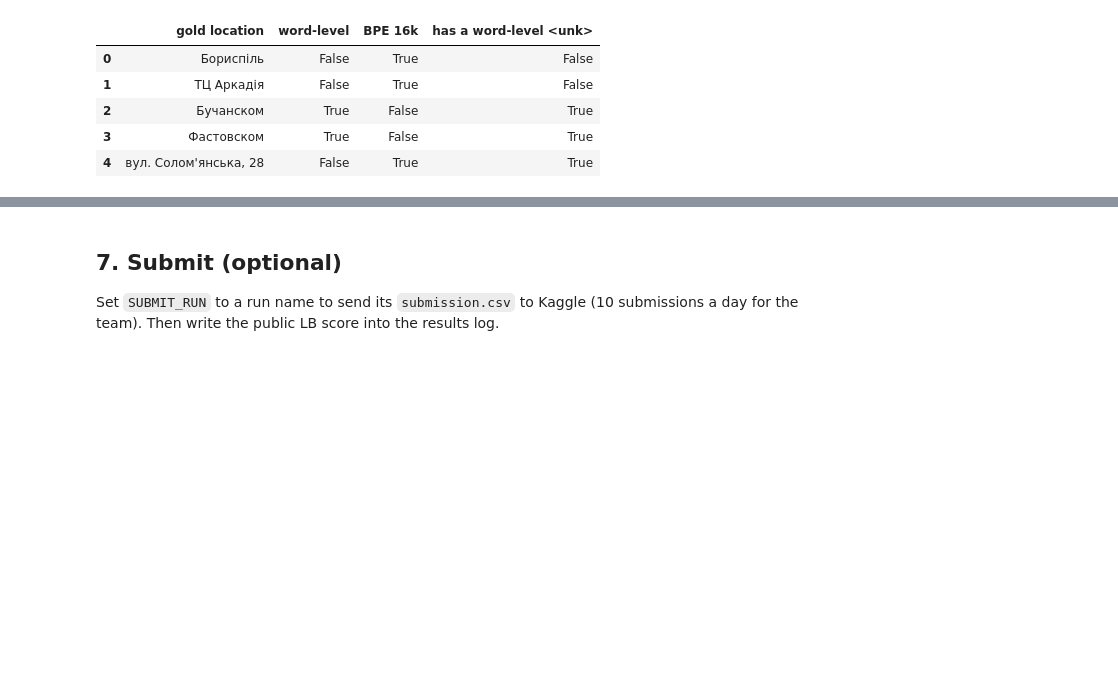
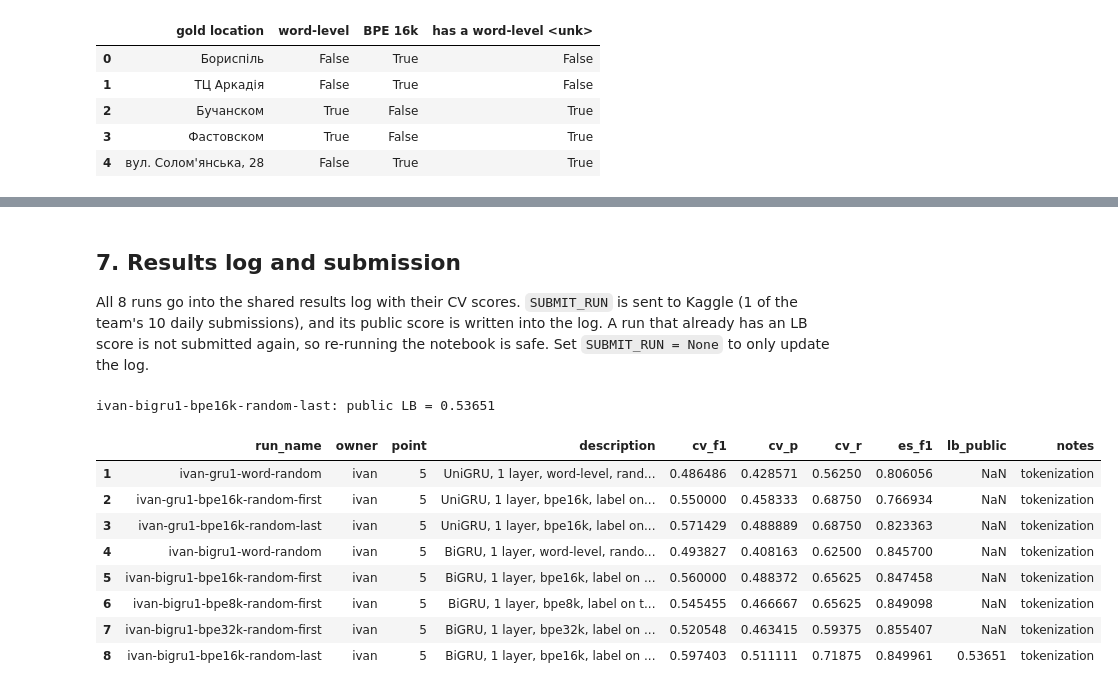
Before and after one commit to ivanlukianets/Deep-Learning-Assignment-3, a Jupyter notebook: notebooks/05_tokenization.ipynb, the cells around one changed output, grey strips where cells are left out. Saved outputs shown, nothing was run; the diff lists cells and outputs as text; code cells hidden in the pictures; blank space fills up the shorter version.

```diff
--- a/notebooks/05_tokenization.ipynb
+++ b/notebooks/05_tokenization.ipynb
@@ -587,7 +587,7 @@ def log_result(cfg: dict, report: dict, lb_public: float | None = None, notes: s
            "description": cfg.get("description", ""), "cv_f1": report["comp_f1"], "cv_p": report["precision"],
            "cv_r": report["recall"], "es_f1": report["es_f1"], "lb_public": lb_public, "notes": notes}
     others = log[log.run_name != cfg["run_name"]]
-    log = pd.concat([others, pd.DataFrame([row])], ignore_index=True) if len(others) else pd.DataFrame([row])
+    log = pd.DataFrame([*others.to_dict("records"), row], columns=LOG_COLUMNS)  # no concat: no all-NA dtype warning
     if not QUICK_RUN:
         log.to_csv(RESULTS_LOG, index=False)
     return log
@@ -965,9 +966,34 @@ pd.DataFrame(rows)
 # %% [markdown]
-## 7. Submit (optional)
-Set `SUBMIT_RUN` to a run name to send its `submission.csv` to Kaggle (10 submissions a day for the team).
-Then write the public LB score into the results log.
+## 7. Results log and submission
+All 8 runs go into the shared results log with their CV scores. `SUBMIT_RUN` is sent to Kaggle (1 of the team's 10
+daily submissions), and its public score is written into the log. A run that already has an LB score is not submitted
+again, so re-running the notebook is safe. Set `SUBMIT_RUN = None` to only update the log.
 # %%
-SUBMIT_RUN = None
-if SUBMIT_RUN:
-    subprocess.run(["kaggle", "competitions", "submit", "-c", COMPETITION, "-f",
-                    str(ARTIFACTS / SUBMIT_RUN / "submission.csv"), "-m", SUBMIT_RUN], check=True)
+SUBMIT_RUN = "ivan-bigru1-bpe16k-random-last"  # best CV in section 5
+
+configs = {}
+for tokenizer, alignment, bidirectional in GRID:
+    cfg = make_config(tokenizer, alignment, bidirectional)
+    label = "word-level" if tokenizer == "word" else f"{tokenizer}, label on the {alignment} piece"
+    cfg["description"] = f"{'Bi' if bidirectional else 'Uni'}GRU, 1 layer, {label}, random init, AdamW"
+    configs[cfg["run_name"]] = cfg
+for run_name, report in results.iterrows():
+    log_result(configs[run_name], report, notes="tokenization")
+
+lb_scores = read_log().set_index("run_name").lb_public
+if QUICK_RUN:
+    print("quick run: not submitting")
+elif SUBMIT_RUN and pd.isna(lb_scores.get(SUBMIT_RUN)):
+    submit(configs[SUBMIT_RUN], results.loc[SUBMIT_RUN], notes="tokenization")
+read_log().query("point == 5")
+# %% [output]
+ivan-bigru1-bpe16k-random-last: public LB = 0.53651
+|  | run_name | owner | point | description | cv_f1 | cv_p | cv_r | es_f1 | lb_public | notes |
+| 1 | ivan-gru1-word-random | ivan | 5 | UniGRU, 1 layer, word-level, rand... | 0.486486 | 0.428571 | 0.56250 | 0.806056 | NaN | tokenization |
+| 2 | ivan-gru1-bpe16k-random-first | ivan | 5 | UniGRU, 1 layer, bpe16k, label on... | 0.550000 | 0.458333 | 0.68750 | 0.766934 | NaN | tokenization |
+| 3 | ivan-gru1-bpe16k-random-last | ivan | 5 | UniGRU, 1 layer, bpe16k, label on... | 0.571429 | 0.488889 | 0.68750 | 0.823363 | NaN | tokenization |
+| 4 | ivan-bigru1-word-random | ivan | 5 | BiGRU, 1 layer, word-level, rando... | 0.493827 | 0.408163 | 0.62500 | 0.845700 | NaN | tokenization |
+| 5 | ivan-bigru1-bpe16k-random-first | ivan | 5 | BiGRU, 1 layer, bpe16k, label on ... | 0.560000 | 0.488372 | 0.65625 | 0.847458 | NaN | tokenization |
+| 6 | ivan-bigru1-bpe8k-random-first | ivan | 5 | BiGRU, 1 layer, bpe8k, label on t... | 0.545455 | 0.466667 | 0.65625 | 0.849098 | NaN | tokenization |
+| 7 | ivan-bigru1-bpe32k-random-first | ivan | 5 | BiGRU, 1 layer, bpe32k, label on ... | 0.520548 | 0.463415 | 0.59375 | 0.855407 | NaN | tokenization |
+| 8 | ivan-bigru1-bpe16k-random-last | ivan | 5 | BiGRU, 1 layer, bpe16k, label on ... | 0.597403 | 0.511111 | 0.71875 | 0.849961 | 0.53651 | tokenization |
```
Also changed, not shown: parts of 1 cell of this notebook, 2 other files.
